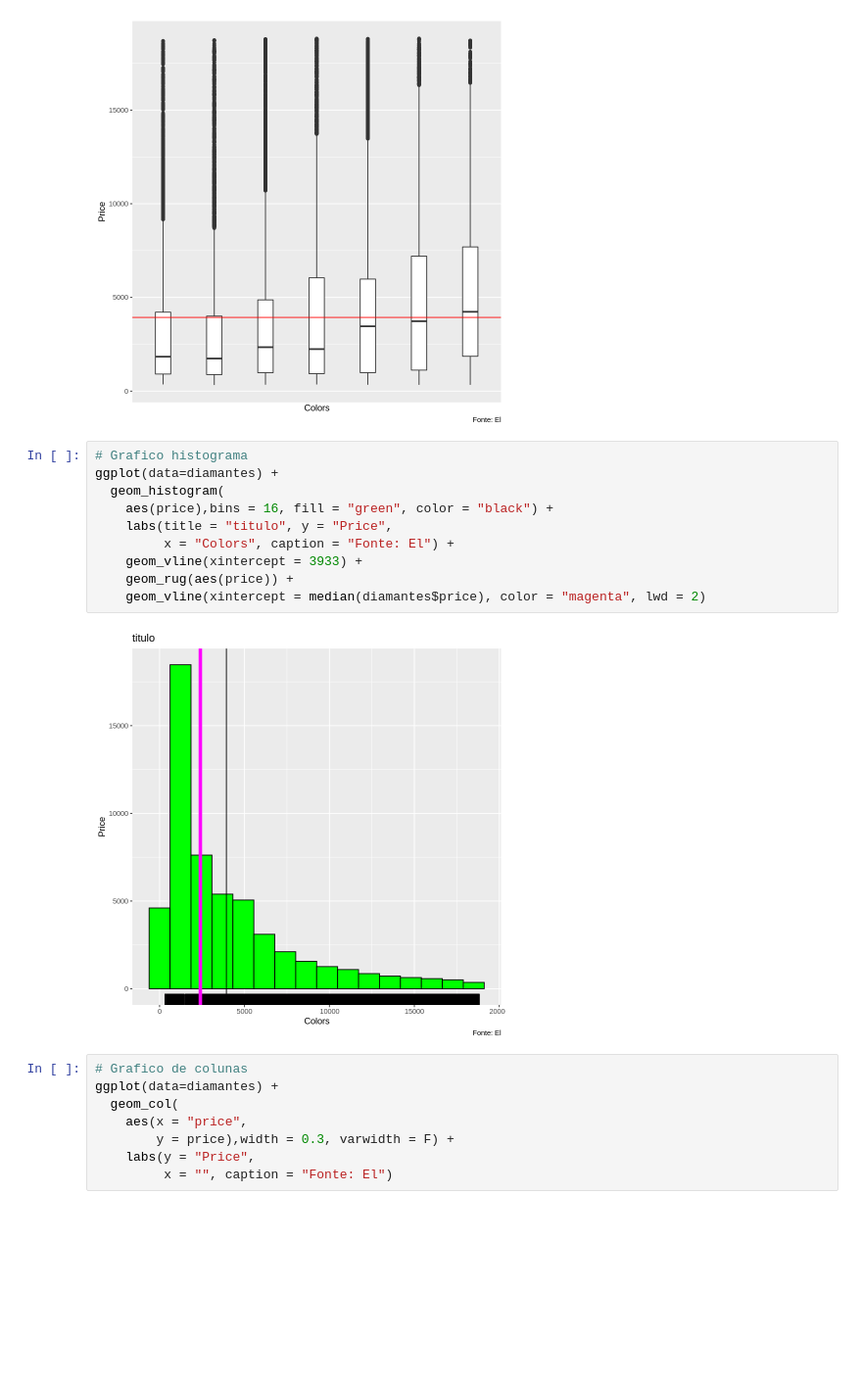
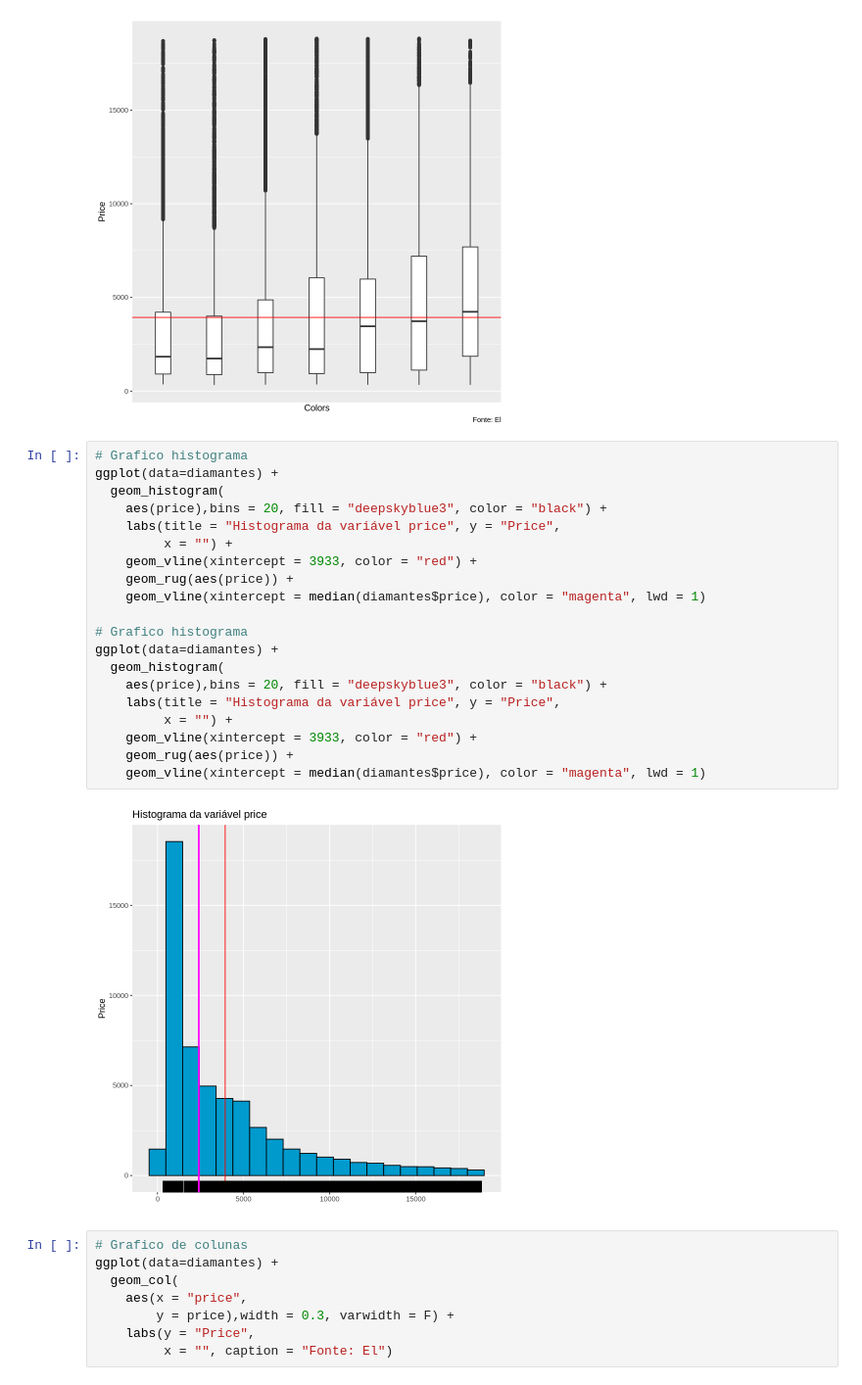
Before and after one commit to BrunaKrasotaMatos/An-liseEstat-stica, a Jupyter notebook: Trilha3/Trilha3.ipynb, the cells around one changed output. Shown at 98% size. Cells and saved outputs as stored; diff of their text form; blank space fills up the shorter version.

```diff
--- a/Trilha3/Trilha3.ipynb
+++ b/Trilha3/Trilha3.ipynb
@@ -118,15 +185,25 @@ ggplot(data=diamantes) +
 # %%
 # Grafico histograma
 ggplot(data=diamantes) +
   geom_histogram(
-    aes(price),bins = 16, fill = "green", color = "black") +
-    labs(title = "titulo", y = "Price",
-         x = "Colors", caption = "Fonte: El") +
-    geom_vline(xintercept = 3933) +
+    aes(price),bins = 20, fill = "deepskyblue3", color = "black") +
+    labs(title = "Histograma da variável price", y = "Price",
+         x = "") +
+    geom_vline(xintercept = 3933, color = "red") +
     geom_rug(aes(price)) +
-    geom_vline(xintercept = median(diamantes$price), color = "magenta", lwd = 2)
+    geom_vline(xintercept = median(diamantes$price), color = "magenta", lwd = 1)
+
+# Grafico histograma
+ggplot(data=diamantes) +
+  geom_histogram(
+    aes(price),bins = 20, fill = "deepskyblue3", color = "black") +
+    labs(title = "Histograma da variável price", y = "Price",
+         x = "") +
+    geom_vline(xintercept = 3933, color = "red") +
+    geom_rug(aes(price)) +
+    geom_vline(xintercept = median(diamantes$price), color = "magenta", lwd = 1)
 # %% [output]
-[figure, old version]
+[figure, new version]
 # %%
 # Grafico de colunas
 ggplot(data=diamantes) +
```
Also changed, not shown: parts of 6 cells of this notebook.
